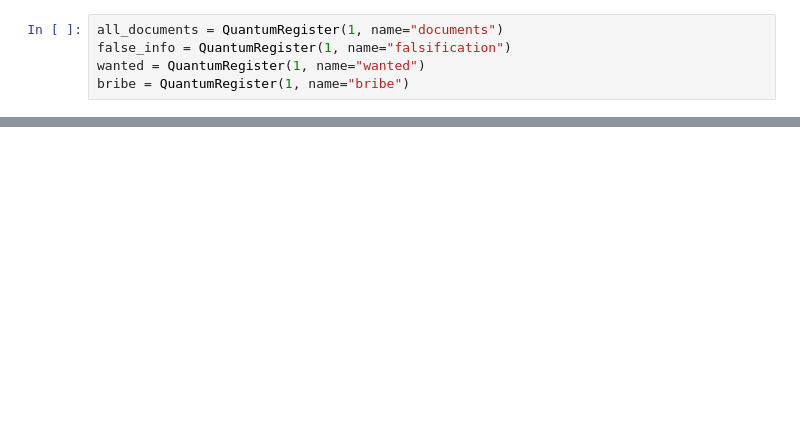
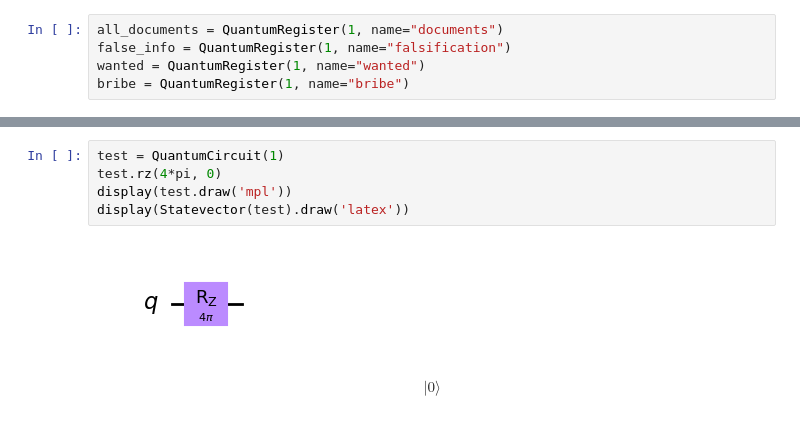
Before and after one commit to Dpbm/QPapersPlease, a Jupyter notebook: papers-please.ipynb, the cells around one changed output, grey strips where cells are left out. Drawn from its saved outputs; the diff is of its cells as text; blank space fills up the shorter version.

```diff
--- a/papers-please.ipynb
+++ b/papers-please.ipynb
@@ -76,0 +107,8 @@ algorithm.measure()
+# %%
+test = QuantumCircuit(1)
+test.rz(4*pi, 0)
+display(test.draw('mpl'))
+display(Statevector(test).draw('latex'))
+# %% [output]
+[figure, added]
+$$ |0\rangle$$
```
Also changed, not shown: parts of 5 cells of this notebook.
